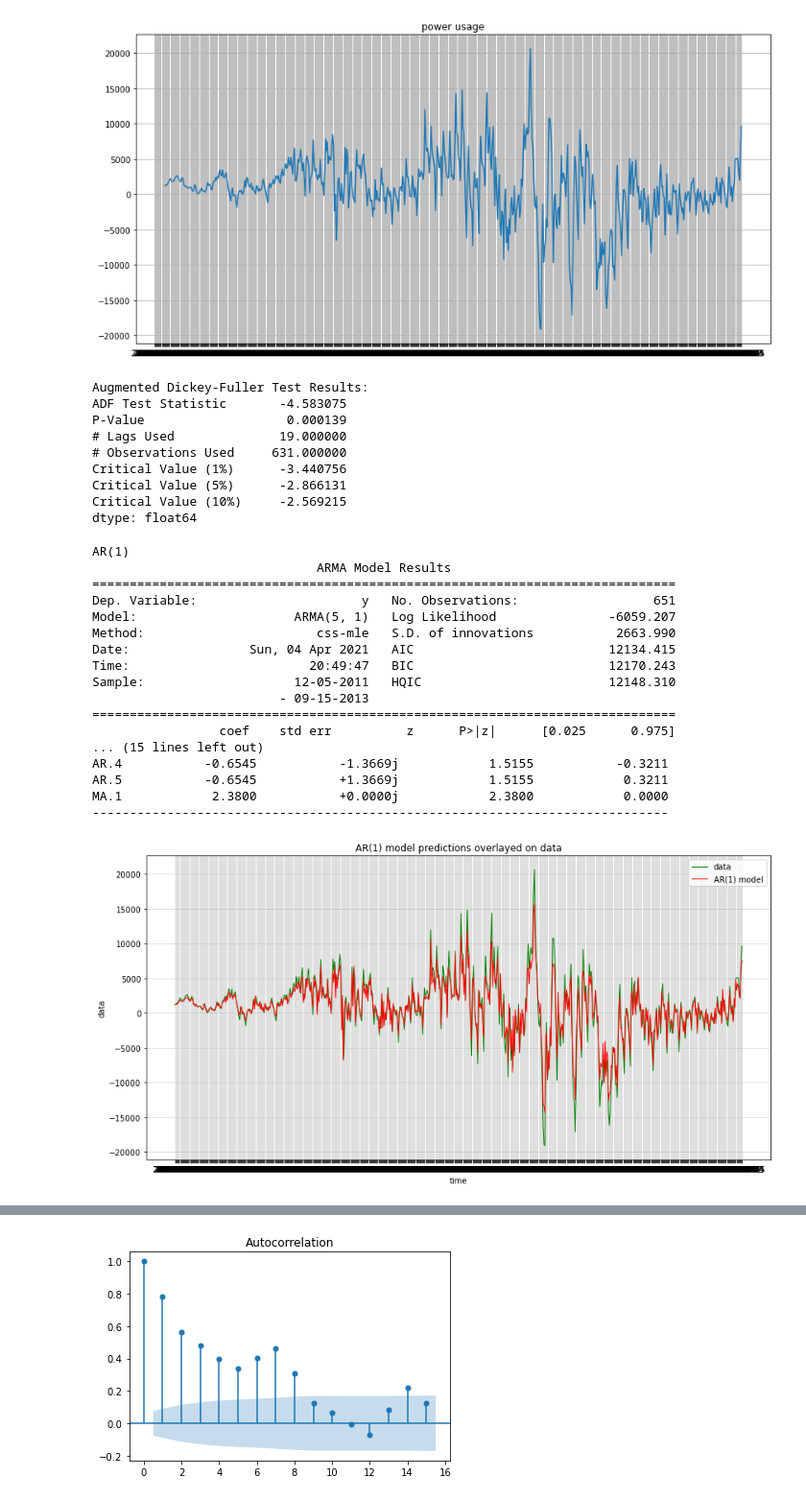
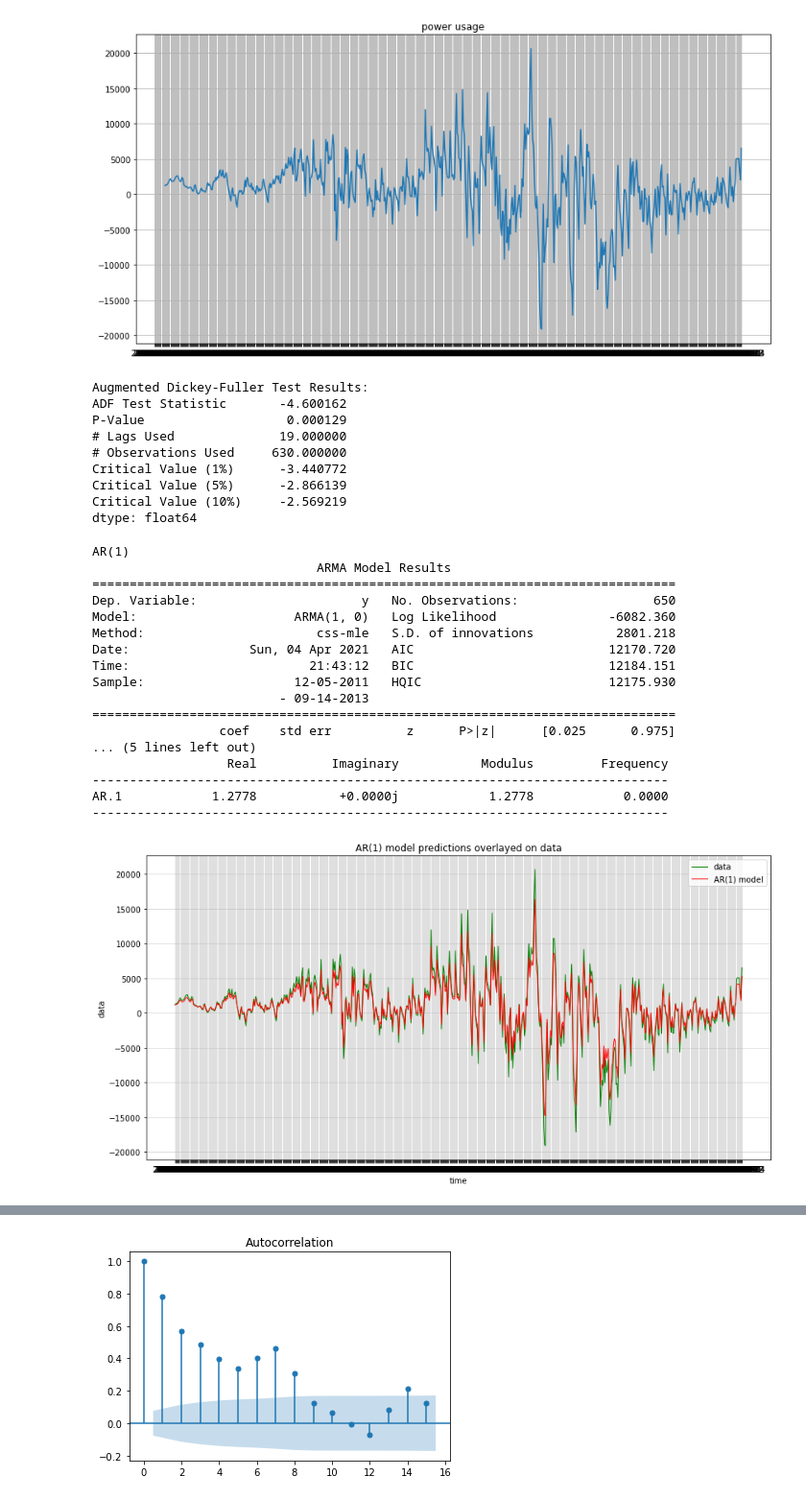
Before and after one commit to Nexlson/demand-forecast, a Jupyter notebook: AR, MA and ARIMA.ipynb, the cells around one changed output, grey strips where cells are left out. Shown: that part at 96% size. Saved outputs shown, nothing was run; the diff lists cells and outputs as text; code cells hidden in the pictures.

```diff
--- a/AR, MA and ARIMA.ipynb
+++ b/AR, MA and ARIMA.ipynb
@@ -122,7 +74,7 @@ date_data.shape
 # Pepare data
 pre_data = pd.read_csv('preprocessed_data.csv')
 # setting date as index column
-pre_data_series = pd.Series(pre_data['total power consumption'].values, index=pre_data['date'].values)
+pre_data_series = pd.Series(pre_data['total_power_consumption'].values, index=pre_data['date'].values)
 pre_data_series = pre_data_series[:-1]
 pre_data_series
 # %% [output]
@@ -209,43 +164,43 @@ print_adf_result(result)
 # p value lower than 0.05 = obtain stationary
 # %% [output]
 Augmented Dickey-Fuller Test Results:
-ADF Test Statistic       -4.583075
-P-Value                   0.000139
+ADF Test Statistic       -4.600162
+P-Value                   0.000129
 # Lags Used              19.000000
-# Observations Used     631.000000
-Critical Value (1%)      -3.440756
-Critical Value (5%)      -2.866131
-Critical Value (10%)     -2.569215
+# Observations Used     630.000000
+Critical Value (1%)      -3.440772
+Critical Value (5%)      -2.866139
+Critical Value (10%)     -2.569219
 dtype: float64
 # %%
 # AR
 # for p in range(1,6):
-model = ARMA(power_train_diff[12:], (p,1)).fit()
+model = ARMA(power_train_diff[12:], (1,0)).fit()
 ar_pred = model.predict(start=1, end=power_train_diff[12:].shape[0])
 generate_time_plot(date_train[12:], power_train_diff[12:], date_train[12:], model.predict(start=1, end=power_train_diff[12:].shape[0]), overlay=True,
                title=f"AR({1}) model predictions overlayed on data", label2=f"AR({1}) model")
 print(f"AR({1})")
 print(model.summary())
 print("\n\n")
 # %% [output]
 AR(1)
                               ARMA Model Results
 ==============================================================================
-Dep. Variable:                      y   No. Observations:                  651
-Model:                     ARMA(5, 1)   Log Likelihood               -6059.207
-Method:                       css-mle   S.D. of innovations           2663.990
-Date:                Sun, 04 Apr 2021   AIC                          12134.415
-Time:                        20:49:47   BIC                          12170.243
-Sample:                    12-05-2011   HQIC                         12148.310
-                         - 09-15-2013
+Dep. Variable:                      y   No. Observations:                  650
+Model:                     ARMA(1, 0)   Log Likelihood               -6082.360
+Method:                       css-mle   S.D. of innovations           2801.218
+Date:                Sun, 04 Apr 2021   AIC                          12170.720
+Time:                        21:43:12   BIC                          12184.151
+Sample:                    12-05-2011   HQIC                         12175.930
+                         - 09-14-2013
 ==============================================================================
                  coef    std err          z      P>|z|      [0.025      0.975]
-... (15 lines left out)
-AR.4           -0.6545           -1.3669j            1.5155           -0.3211
-AR.5           -0.6545           +1.3669j            1.5155            0.3211
-MA.1            2.3800           +0.0000j            2.3800            0.0000
+... (5 lines left out)
+                  Real          Imaginary           Modulus         Frequency
 -----------------------------------------------------------------------------
+AR.1            1.2778           +0.0000j            1.2778            0.0000
+-----------------------------------------------------------------------------
-[figure, old version]
+[figure, new version]
 # %%
 rmse = mean_squared_error(power_train_diff[12:], ar_pred, squared=False)
 print('Train RMSE: ', rmse)
```
Also changed, not shown: parts of 24 cells of this notebook.
